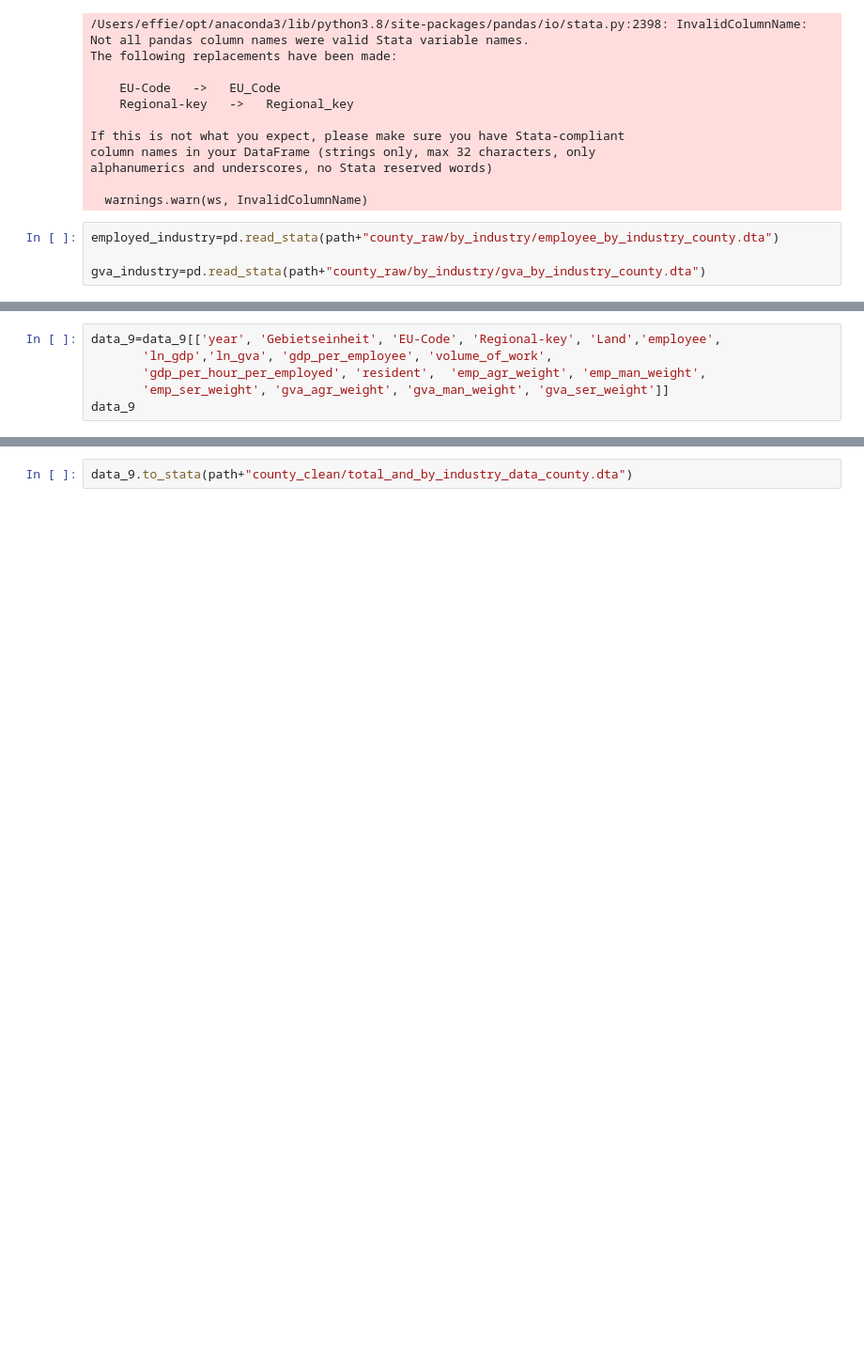
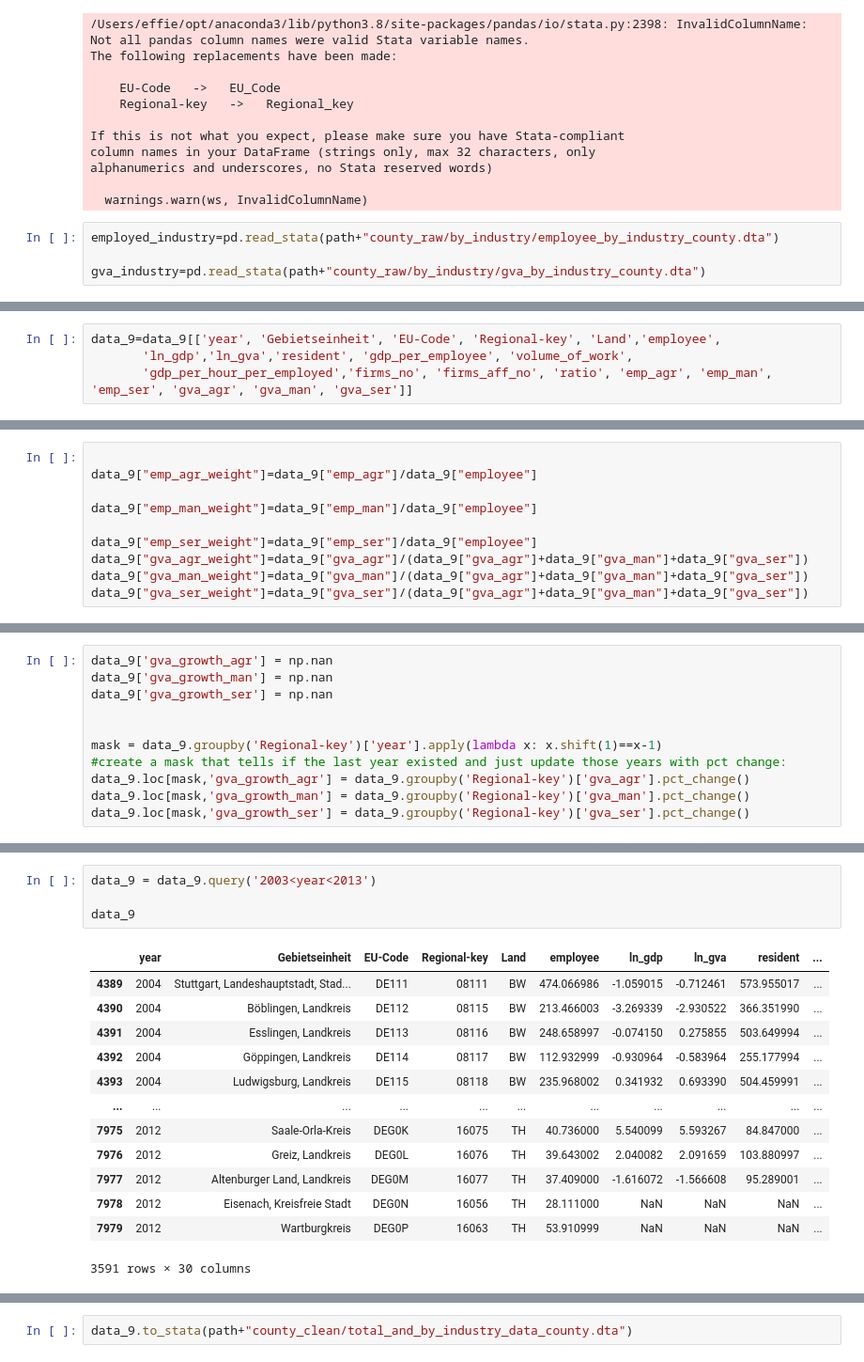
Before and after one commit to effieHAN/research_module, a Jupyter notebook: code/county/data_clean_county.ipynb, the cells around one changed output, grey strips where cells are left out. Shown at 94% size. Drawn from its saved outputs; the diff is of its cells as text; blank space fills up the shorter version.

```diff
--- a/code/county/data_clean_county.ipynb
+++ b/code/county/data_clean_county.ipynb
@@ -687,6 +625,4 @@ Index(['year', 'Gebietseinheit', 'employee', 'EU-Code', 'Regional-key', 'Land',
 # %%
 data_9=data_9[['year', 'Gebietseinheit', 'EU-Code', 'Regional-key', 'Land','employee',
-       'ln_gdp','ln_gva', 'gdp_per_employee', 'volume_of_work',
-       'gdp_per_hour_per_employed', 'resident',  'emp_agr_weight', 'emp_man_weight',
-       'emp_ser_weight', 'gva_agr_weight', 'gva_man_weight', 'gva_ser_weight']]
-data_9
+       'ln_gdp','ln_gva','resident', 'gdp_per_employee', 'volume_of_work',
+       'gdp_per_hour_per_employed','firms_no', 'firms_aff_no', 'ratio', 'emp_agr', 'emp_man', 'emp_ser', 'gva_agr', 'gva_man', 'gva_ser']]
@@ -706,0 +629,10 @@ data_9
+# %%
+
+data_9["emp_agr_weight"]=data_9["emp_agr"]/data_9["employee"]
+
+data_9["emp_man_weight"]=data_9["emp_man"]/data_9["employee"]
+
+data_9["emp_ser_weight"]=data_9["emp_ser"]/data_9["employee"]
+data_9["gva_agr_weight"]=data_9["gva_agr"]/(data_9["gva_agr"]+data_9["gva_man"]+data_9["gva_ser"])
+data_9["gva_man_weight"]=data_9["gva_man"]/(data_9["gva_agr"]+data_9["gva_man"]+data_9["gva_ser"])
+data_9["gva_ser_weight"]=data_9["gva_ser"]/(data_9["gva_agr"]+data_9["gva_man"]+data_9["gva_ser"])
@@ -706,0 +657,11 @@ data_9
+# %%
+data_9['gva_growth_agr'] = np.nan
+data_9['gva_growth_man'] = np.nan
+data_9['gva_growth_ser'] = np.nan
+
+
+mask = data_9.groupby('Regional-key')['year'].apply(lambda x: x.shift(1)==x-1)
+#create a mask that tells if the last year existed and just update those years with pct change:
+data_9.loc[mask,'gva_growth_agr'] = data_9.groupby('Regional-key')['gva_agr'].pct_change()
+data_9.loc[mask,'gva_growth_man'] = data_9.groupby('Regional-key')['gva_man'].pct_change()
+data_9.loc[mask,'gva_growth_ser'] = data_9.groupby('Regional-key')['gva_ser'].pct_change()
@@ -706,0 +689,18 @@ data_9
+# %%
+data_9 = data_9.query('2003<year<2013')
+
+data_9
+# %% [output]
+|  | year | Gebietseinheit | EU-Code | Regional-key | Land | employee | ln_gdp | ln_gva | resident | ... |
+| 4389 | 2004 | Stuttgart, Landeshauptstadt, Stad... | DE111 | 08111 | BW | 474.066986 | -1.059015 | -0.712461 | 573.955017 | ... |
+| 4390 | 2004 | Böblingen, Landkreis | DE112 | 08115 | BW | 213.466003 | -3.269339 | -2.930522 | 366.351990 | ... |
+| 4391 | 2004 | Esslingen, Landkreis | DE113 | 08116 | BW | 248.658997 | -0.074150 | 0.275855 | 503.649994 | ... |
+| 4392 | 2004 | Göppingen, Landkreis | DE114 | 08117 | BW | 112.932999 | -0.930964 | -0.583964 | 255.177994 | ... |
+| 4393 | 2004 | Ludwigsburg, Landkreis | DE115 | 08118 | BW | 235.968002 | 0.341932 | 0.693390 | 504.459991 | ... |
+| ... | ... | ... | ... | ... | ... | ... | ... | ... | ... | ... |
+| 7975 | 2012 | Saale-Orla-Kreis | DEG0K | 16075 | TH | 40.736000 | 5.540099 | 5.593267 | 84.847000 | ... |
+| 7976 | 2012 | Greiz, Landkreis | DEG0L | 16076 | TH | 39.643002 | 2.040082 | 2.091659 | 103.880997 | ... |
+| 7977 | 2012 | Altenburger Land, Landkreis | DEG0M | 16077 | TH | 37.409000 | -1.616072 | -1.566608 | 95.289001 | ... |
+| 7978 | 2012 | Eisenach, Kreisfreie Stadt | DEG0N | 16056 | TH | 28.111000 | NaN | NaN | NaN | ... |
+| 7979 | 2012 | Wartburgkreis | DEG0P | 16063 | TH | 53.910999 | NaN | NaN | NaN | ... |
+3591 rows × 30 columns
```
Also changed, not shown: parts of 19 cells of this notebook, 15 other files.
